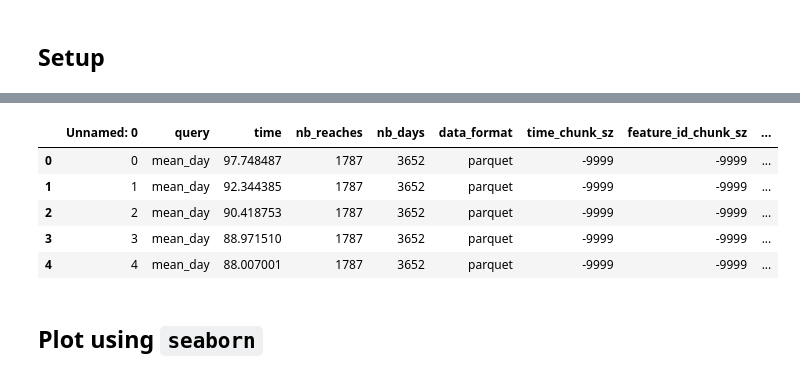
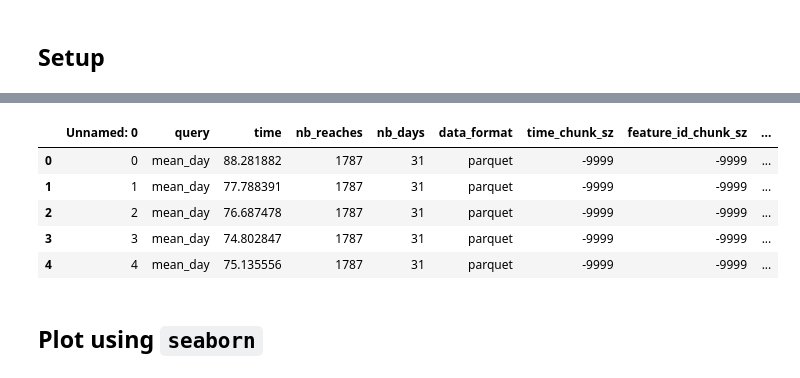
Before and after one commit to azavea/noaa-hydro-data, a Jupyter notebook: src/esip-2022-presentation/plot_results.ipynb, the cells around one changed output, grey strips where cells are left out. Saved outputs shown, nothing was run; the diff lists cells and outputs as text; code cells hidden in the pictures.

```diff
--- a/src/esip-2022-presentation/plot_results.ipynb
+++ b/src/esip-2022-presentation/plot_results.ipynb
@@ -66,16 +66,16 @@ zarr_df.head()
 | 3 | 3 | mean_features_mean_day | 23.722426 | 1787 | 3652 | zarr | 672 | 30000 | ... |
 | 4 | 4 | mean_features_mean_day | 24.381311 | 1787 | 3652 | zarr | 672 | 30000 | ... |
 # %%
-parquet_uri = 's3://azavea-noaa-hydro-data/esip-experiments/benchmarks/parquet/lf/07-16-2022a.csv'
+parquet_uri = 's3://azavea-noaa-hydro-data/esip-experiments/benchmarks/vl/07-20-2022c.csv'
 parquet_df = add_extra_cols(pd.read_csv(parquet_uri))
 parquet_df.head()
 # %% [output]
 |  | Unnamed: 0 | query | time | nb_reaches | nb_days | data_format | time_chunk_sz | feature_id_chunk_sz | ... |
-| 0 | 0 | mean_day | 97.748487 | 1787 | 3652 | parquet | -9999 | -9999 | ... |
-| 1 | 1 | mean_day | 92.344385 | 1787 | 3652 | parquet | -9999 | -9999 | ... |
-| 2 | 2 | mean_day | 90.418753 | 1787 | 3652 | parquet | -9999 | -9999 | ... |
-| 3 | 3 | mean_day | 88.971510 | 1787 | 3652 | parquet | -9999 | -9999 | ... |
-| 4 | 4 | mean_day | 88.007001 | 1787 | 3652 | parquet | -9999 | -9999 | ... |
+| 0 | 0 | mean_day | 88.281882 | 1787 | 31 | parquet | -9999 | -9999 | ... |
+| 1 | 1 | mean_day | 77.788391 | 1787 | 31 | parquet | -9999 | -9999 | ... |
+| 2 | 2 | mean_day | 76.687478 | 1787 | 31 | parquet | -9999 | -9999 | ... |
+| 3 | 3 | mean_day | 74.802847 | 1787 | 31 | parquet | -9999 | -9999 | ... |
+| 4 | 4 | mean_day | 75.135556 | 1787 | 31 | parquet | -9999 | -9999 | ... |
 # %% [markdown]
 ## Plot using `seaborn`
 # %% [markdown]
```
Also changed, not shown: parts of 3 cells of this notebook, 3 other files.
